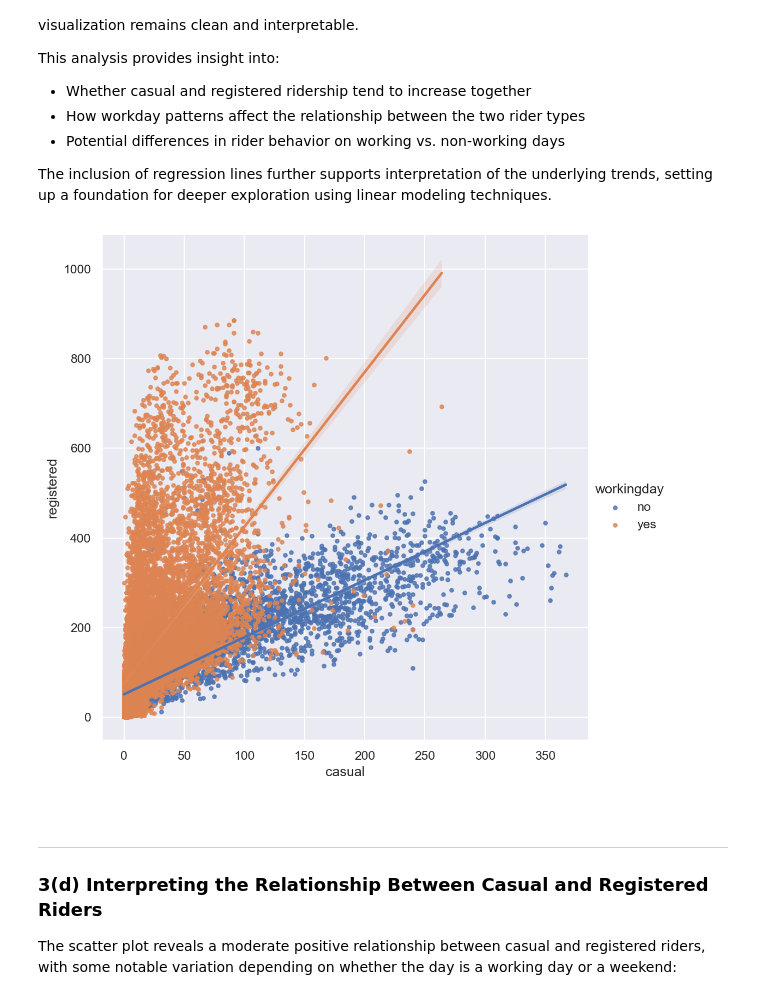
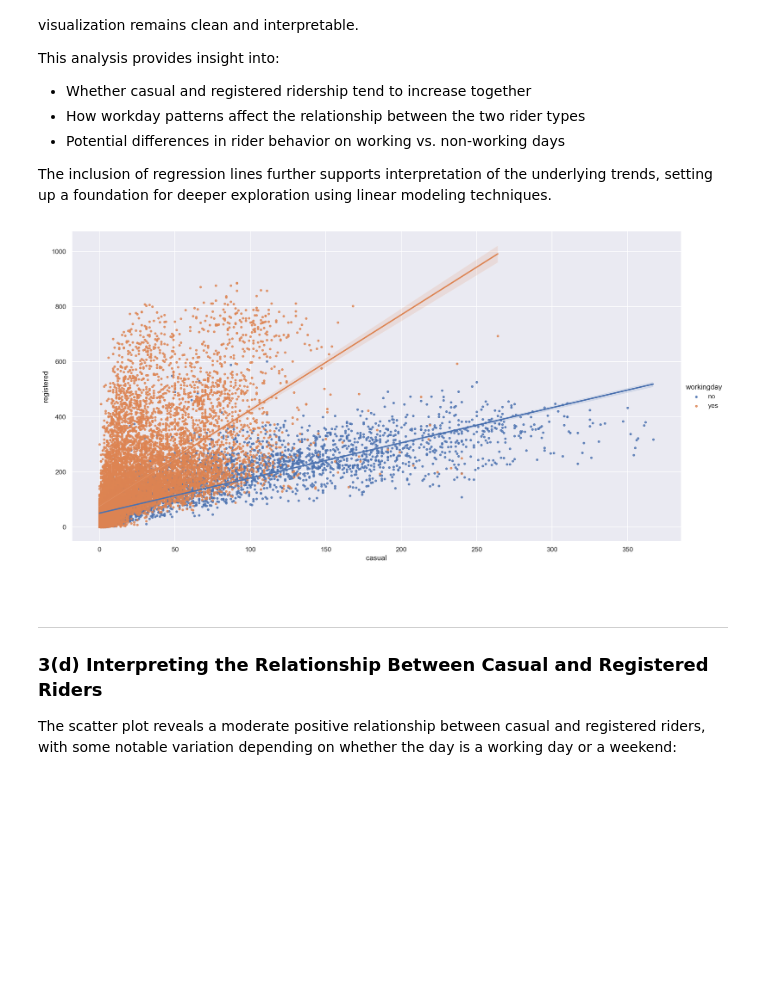
Before and after one commit to jad3ch3n/dc-bikeshare, a Jupyter notebook: bikeshare-analysis.ipynb, the cells around one changed output. Drawn from its saved outputs; the diff is of its cells as text; code cells hidden in the pictures; blank space fills up the shorter version.

Commit message:
Updated plot sizing for consistency in seaborn and matplotlib

```diff
--- a/bikeshare-analysis.ipynb
+++ b/bikeshare-analysis.ipynb
@@ -14,8 +14,6 @@ I will clean, visualize, and explore the bike-sharing data. I will also investig
 * Making informative plots.
 # %%
 # Import necessary libraries
-%pip install seaborn
-
 import csv
 import numpy as np
 import pandas as pd
@@ -30,6 +28,7 @@ import ds100_utils
 plt.rcParams['figure.figsize'] = (16,8)
 plt.rcParams['figure.dpi'] = 150
 sns.set()
+sns.set_theme(rc={"figure.figsize": (16, 8)})
 
 import warnings
 warnings.filterwarnings("ignore")
@@ -394,12 +375,12 @@ This analysis provides insight into:
 
 The inclusion of regression lines further supports interpretation of the underlying trends, setting up a foundation for deeper exploration using linear modeling techniques.
 # %%
-sns.set(font_scale=1) # This line automatically makes the font size a bit bigger on the plot. You do not need to change this line
-sns.lmplot(x = 'casual', y = 'registered', data = bike, height = 7, hue = 'workingday', scatter_kws = {"s": 10})
-
+sns.set(font_scale=1)
+g = sns.lmplot(x = 'casual', y = 'registered', data = bike, height = 8, aspect=2, hue = 'workingday', scatter_kws = {"s": 10})
+g.fig.set_size_inches(16, 8)
 plt.show();
 # %% [output]
-[figure, old version]
+[figure, new version]
 # %% [markdown]
 <br>
 
```
Also changed, not shown: parts of 12 cells of this notebook.
